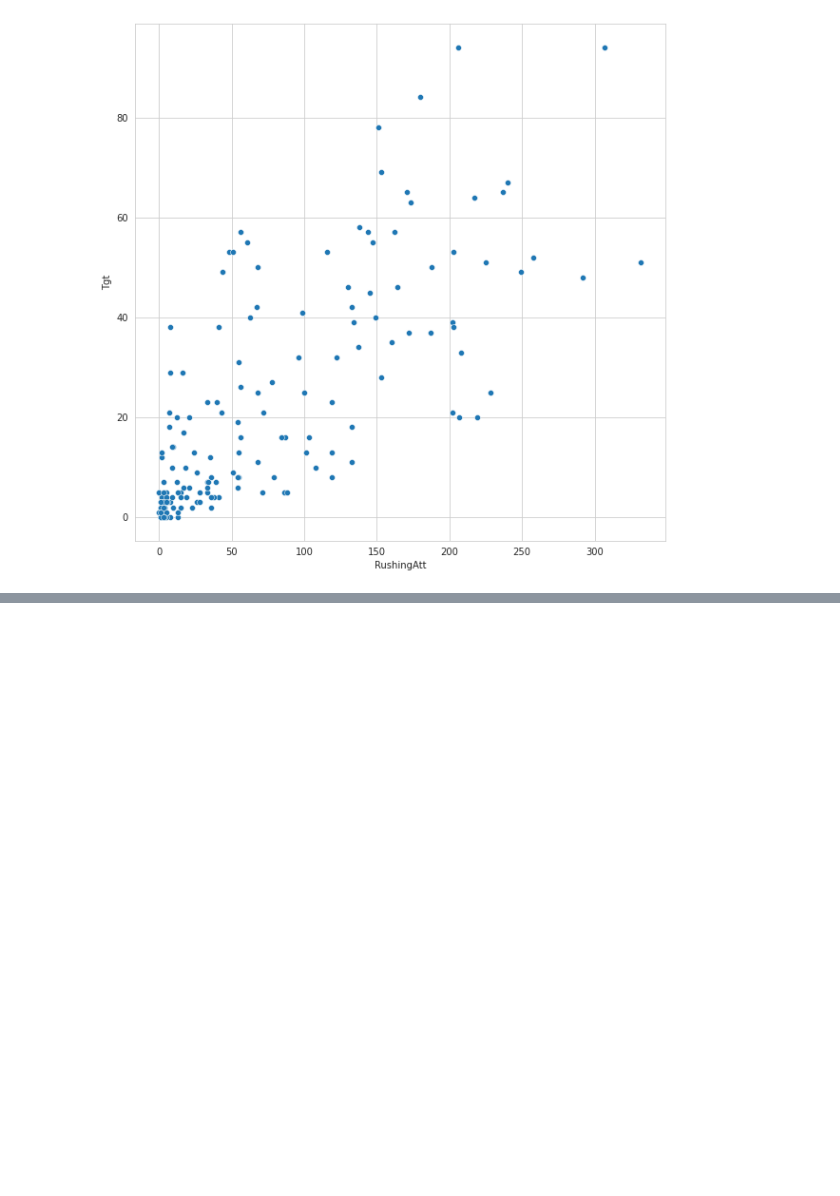
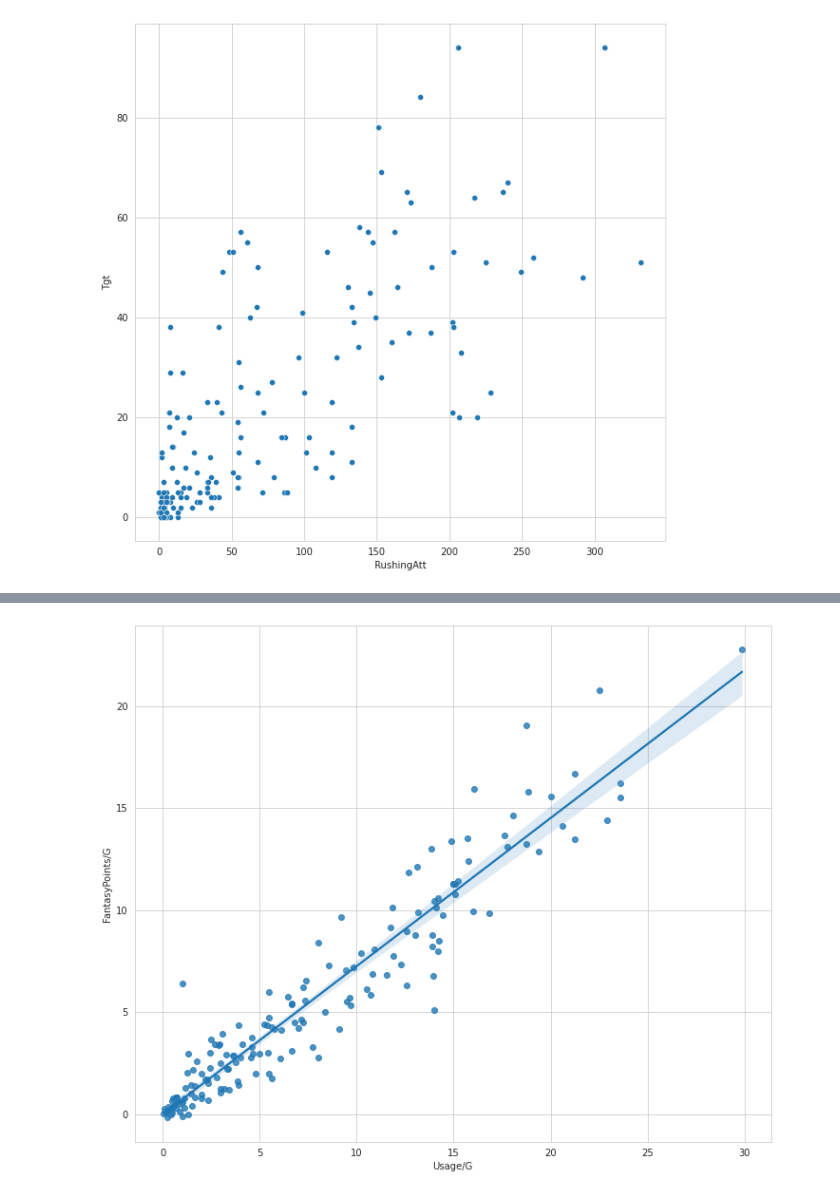
Before and after one commit to TonyToeTap/FantasyFootball, a Jupyter notebook: FF_DataVisualization.ipynb, the cells around one changed output, grey strips where cells are left out. Cells and saved outputs as stored; diff of their text form; code cells hidden in the pictures; blank space fills up the shorter version.

```diff
--- a/FF_DataVisualization.ipynb
+++ b/FF_DataVisualization.ipynb
@@ -66,0 +112,8 @@ sns.scatterplot(rb_df['RushingAtt'], rb_df['Tgt']);
+# %%
+# I want to see if there is a linear trend between the Usage of a RB and the
+# scored FantasyPoints on a per game basis.
+
+plt.figure(figsize=(12, 10))
+sns.regplot(rb_df['Usage/G'], rb_df['FantasyPoints/G']);
+# %% [output]
+[figure, added]
```
Also changed, not shown: parts of 35 cells of this notebook.
